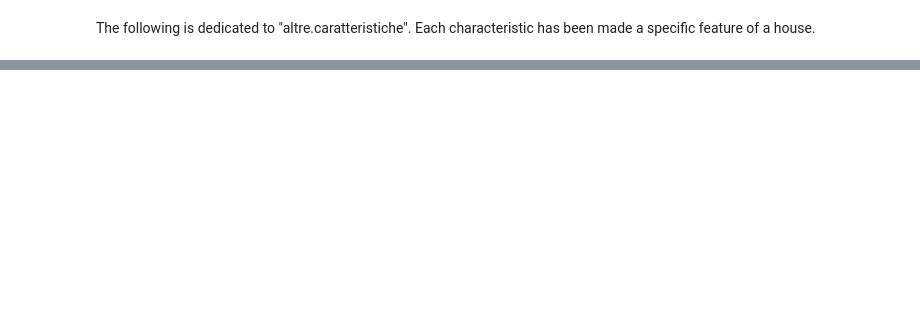
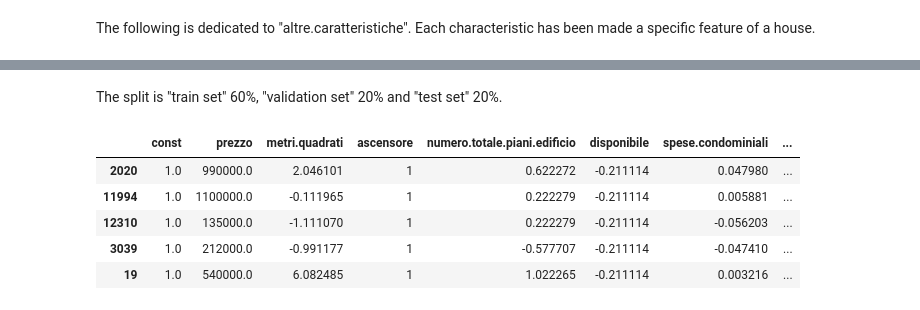
Before and after one commit to marco-pll/Python_HousePricePrediction, a Jupyter notebook: DataAnalysis.ipynb, the cells around one changed output, grey strips where cells are left out. Cells and saved outputs as stored; diff of their text form; code cells hidden in the pictures; blank space fills up the shorter version.

```diff
--- a/DataAnalysis.ipynb
+++ b/DataAnalysis.ipynb
@@ -174,0 +126,8 @@ houses = houses.drop('altre.caratteristiche', axis=1)
+# %%
+#We take the categorical variables, and make them dummies
+cat = []
+for feature in range(0, houses.shape[1]):
+    if houses.iloc[:,feature].dtype == np.dtype('O'):
+        cat.append(houses.columns[feature])
+
+houses_dummies = pd.get_dummies(houses, columns = cat)
@@ -174,0 +144,3 @@ houses = houses.drop('altre.caratteristiche', axis=1)
+# %%
+#Train set, test set.
+train_set, test_set = train_test_split(houses_dummies, test_size = 0.4)
@@ -174,0 +150,19 @@ houses = houses.drop('altre.caratteristiche', axis=1)
+# %% [markdown]
+The split is "train set" 60%, "validation set" 20% and "test set" 20%.
+# %%
+#Now the data needs to be standardized, so the algorithms will work.
+quant = ["metri.quadrati","numero.totale.piani.edificio","disponibile","spese.condominiali","anno.di. Costruzione"]
+means = houses_dummies[quant].mean()
+stds = houses_dummies[quant].std()
+
+def scale (series, mean, std):
+    return (series - mean[series.name])/std[series.name]
+
+train_set[quant] = train_set[quant].apply(scale, args = [means,stds])
+test_set[quant] = test_set[quant].apply(scale, args = [means,stds])
+validation_set[quant] = validation_set[quant].apply(scale, args = [means,stds])
+# %%
+import statsmodels.api as sm
+
+#Adding the constant term
+train_set = sm.add_constant(train_set)
@@ -174,0 +172,9 @@ houses = houses.drop('altre.caratteristiche', axis=1)
+# %%
+train_set.head()
+# %% [output]
+|  | const | prezzo | metri.quadrati | ascensore | numero.totale.piani.edificio | disponibile | spese.condominiali | ... |
+| 2020 | 1.0 | 990000.0 | 2.046101 | 1 | 0.622272 | -0.211114 | 0.047980 | ... |
+| 11994 | 1.0 | 1100000.0 | -0.111965 | 1 | 0.222279 | -0.211114 | 0.005881 | ... |
+| 12310 | 1.0 | 135000.0 | -1.111070 | 1 | 0.222279 | -0.211114 | -0.056203 | ... |
+| 3039 | 1.0 | 212000.0 | -0.991177 | 1 | -0.577707 | -0.211114 | -0.047410 | ... |
+| 19 | 1.0 | 540000.0 | 6.082485 | 1 | 1.022265 | -0.211114 | 0.003216 | ... |
```
Also changed, not shown: parts of 23 cells of this notebook, 2 other files.
